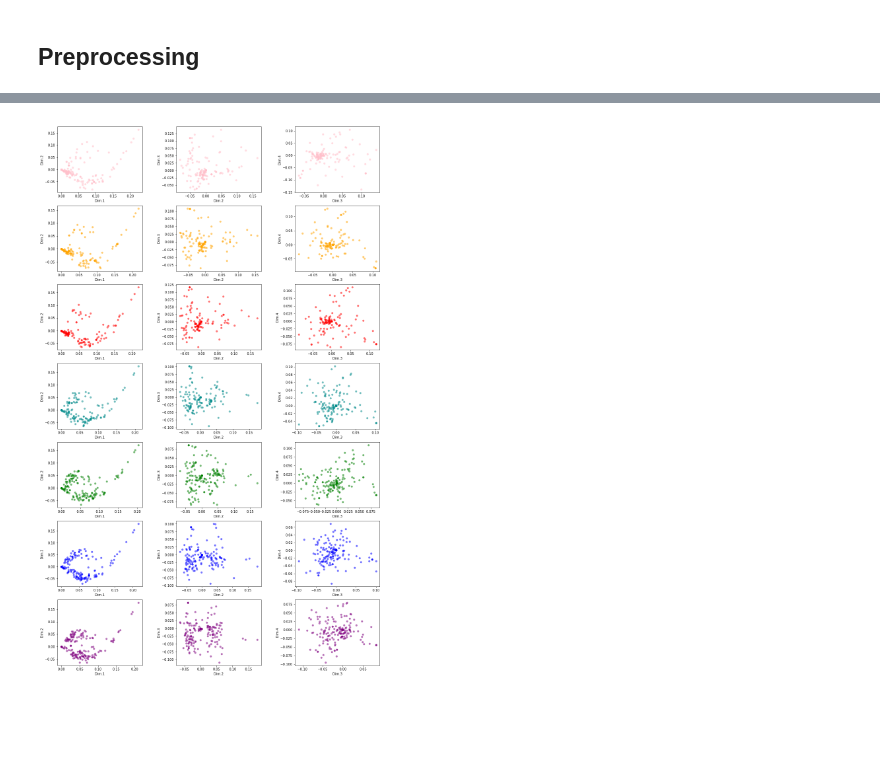
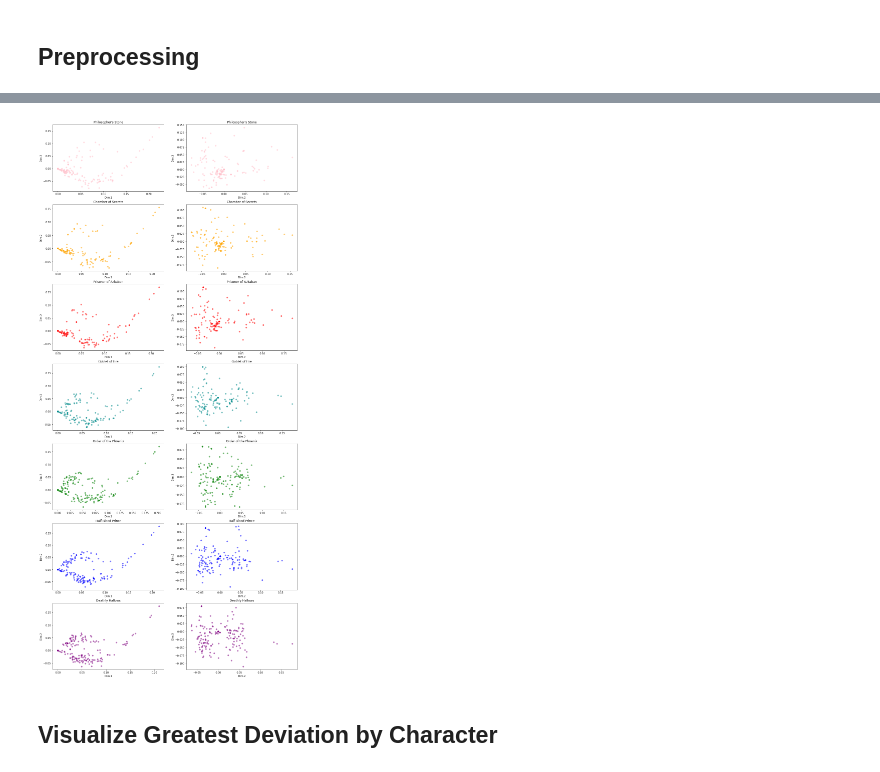
Before and after one commit to dravesb/OmniAnalysis, a Jupyter notebook: analysis/Harry_Potter/Code/embeddings.ipynb, the cells around one changed output, grey strips where cells are left out. Cells and saved outputs as stored; diff of their text form; code cells hidden in the pictures; blank space fills up the shorter version.

```diff
--- a/analysis/Harry_Potter/Code/embeddings.ipynb
+++ b/analysis/Harry_Potter/Code/embeddings.ipynb
@@ -94,5 +94,5 @@ A_mats_between_binary = [A_mats_between_binary[i] /np.linalg.norm(A_mats_cc_bina
 from graspologic.plot import heatmap
 
 for i, title in enumerate(book_titles):
-    heatmap(graphs_arr[i], figsize=(7, 7), title=title[4:])
+    heatmap(graphs_arr[i], figsize=(5, 5), title=title[4:])
 # %% [output]
@@ -107,7 +109,7 @@ for i, title in enumerate(book_titles):
 # Core embeddding
 random.seed(1985)
 from graspologic.embed import OmnibusEmbed
-d = 4
+d = None
 embedder = OmnibusEmbed(n_components=d)
 Xhat = embedder.fit_transform(graphs_cc)
 
@@ -118,9 +120,7 @@ Yhat = [A_mats_between_binary[i] @ np.linalg.pinv(Xhat[i]).T for i in range(len(
 Zhat = [np.concatenate((Xhat[i], Yhat[i]), axis = 0) for i in range(len(Xhat))]
 # %%
 #plot average to see what's happening
-X_ave = sum(Zhat) / len(Zhat)
-print(X_ave.shape)
-#dims
+X_ave = sum(Zhat) / len(Zhat)#dims
 dim0, dim1 = 1, 2
 
 # Plot the points
@@ -128,9 +128,8 @@ fig, ax = plt.subplots(figsize=(10, 10))
 ax.scatter(X_ave[:, dim0], X_ave[:, dim1], marker='o', color = 'red', alpha = 0.5)
 #ax.scatter(Xhat2[:, 0], Xhat2[:, 1], marker='o')
 
-for i, txt in id_to_name_arr.items():
-    ax.annotate(txt, (X_ave[i, dim0], X_ave[i, dim1]))
-
+#for i, txt in id_to_name_arr.items():
+#    ax.annotate(txt, (X_ave[i, dim0], X_ave[i, dim1]))
 
 ax.set_title('Average Latent Positions from Omnibus Embedding', fontsize=20)
 # %% [output]
@@ -161,17 +159,19 @@ def visualize_embeddings(latent_pos, colors, scale_x = 1, scale_y = 1,
             if title == '':
                 ax.title.set_text('Graph ' + str(g+1))
             else:
-                ax.title.set_text(title)
+                ax.title.set_text(title[g])
             ax.set_xlabel(dim_labels[0])
             ax.set_ylabel(dim_labels[1])
 
 
     #show figure
-    plt.subplots_adjust(wspace= 1/scale_x * 0.1, hspace = 1/scale_y * 0.2)
+#    plt.subplots_adjust(wspace= 1/scale_x * 0.2, hspace = 1/scale_y * 0.2)!
     if file_handle != '':
         plt.savefig(file_handle)
     plt.show()
 # %%
-visualize_embeddings(Zhat, colors = cols, scale_x = 0.25, scale_y = 1, title = ' ')#,  label_dict = id_to_name_arr, file_handle='../figures/omnibus_embedding_by_graph.png')
+visualize_embeddings(Zhat, colors = cols, scale_x = 0.25, scale_y = 2, title = [s[4:] for s in book_titles], file_handle='../figures/omnibus_embedding_by_graph.png')
 # %% [output]
-[figure, old version]
+[figure, new version]
+# %% [markdown]
+## Visualize Greatest Deviation by Character
```
Also changed, not shown: parts of 10 cells of this notebook, 22 other files.
